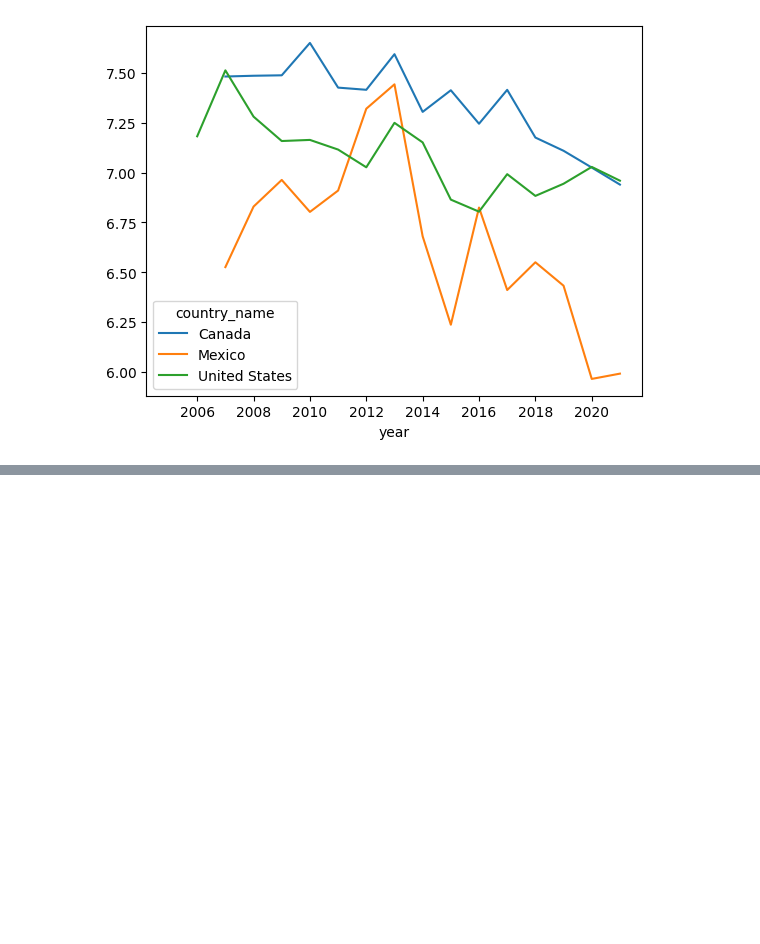
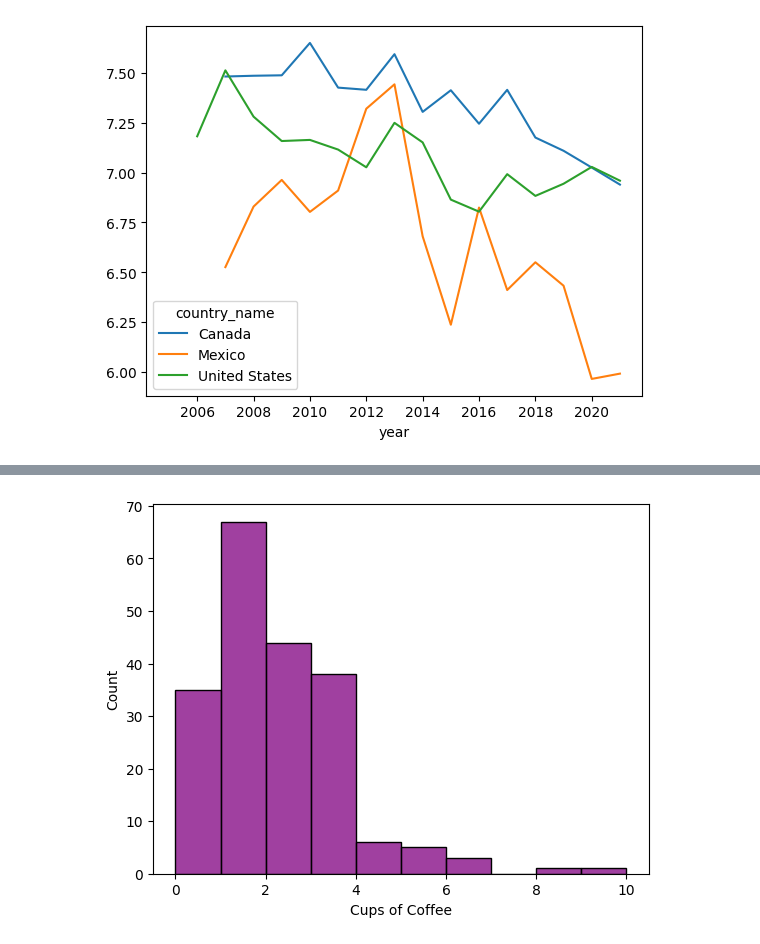
Before and after one commit to Jdalarmi/DataScience, a Jupyter notebook: app/Exploratory_Data_Analysis/Practice.ipynb, the cells around one changed output, grey strips where cells are left out. Drawn from its saved outputs; the diff is of its cells as text; code cells hidden in the pictures; blank space fills up the shorter version.

```diff
--- a/app/Exploratory_Data_Analysis/Practice.ipynb
+++ b/app/Exploratory_Data_Analysis/Practice.ipynb
@@ -101,0 +132,4 @@ happiness[happiness.country_name.isin(['Canada', 'Mexico', 'United States'])].il
+# %%
+sns.histplot(student_data["Cups of Coffee"], bins=10, color="purple");
+# %% [output]
+[figure, added]
```
Also changed, not shown: parts of 9 cells of this notebook, 1 other file.
